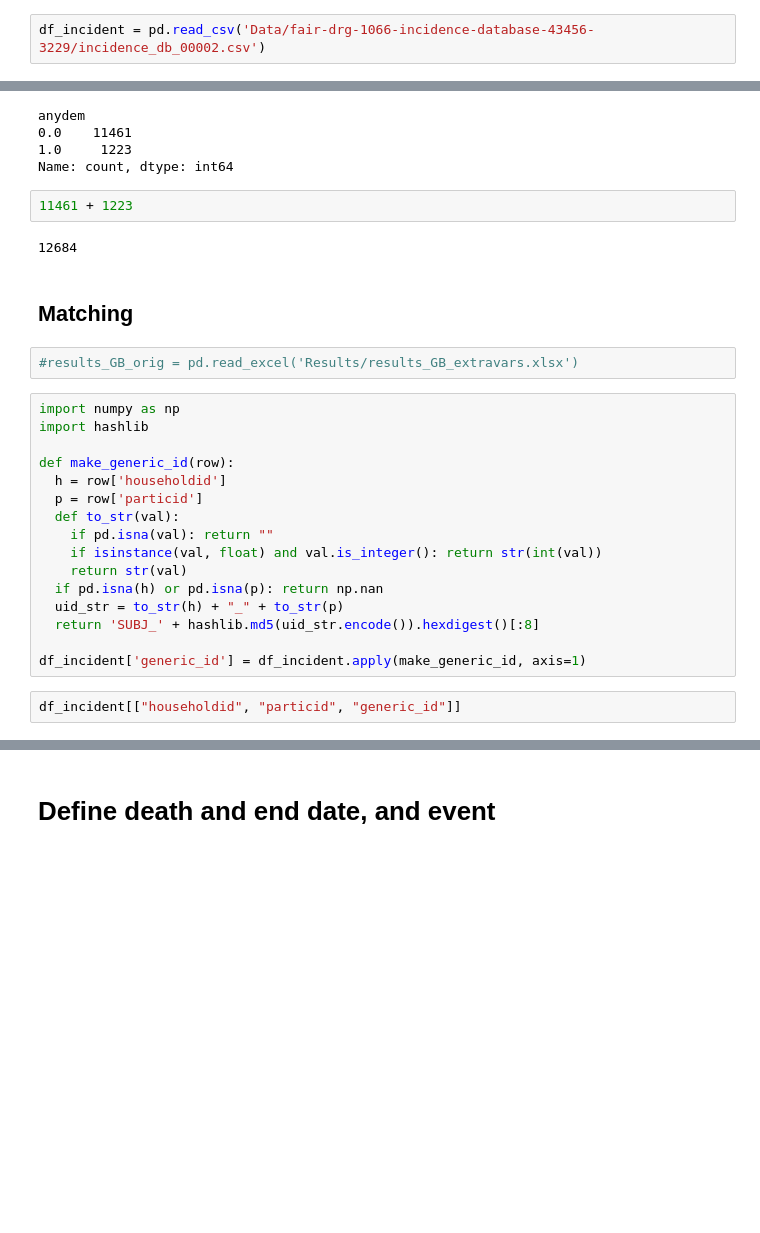
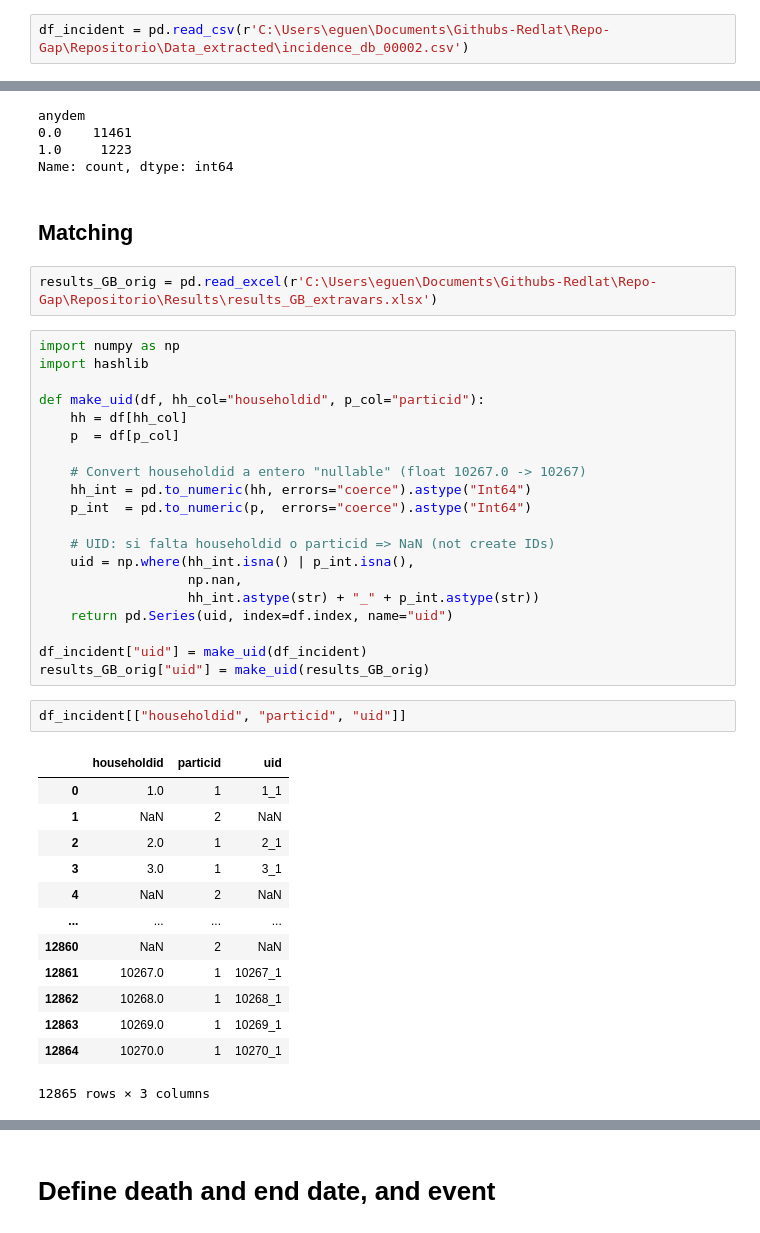
Before and after one commit to sowiroar/BBAGs-Mortality, a Jupyter notebook: BBAGs-Mortality/Mortality_Models/Mortality-results-Model-A-biomarker-comparision.ipynb, the cells around one changed output, grey strips where cells are left out. Drawn from its saved outputs; the diff is of its cells as text; blank space fills up the shorter version.

```diff
--- a/BBAGs-Mortality/Mortality_Models/Mortality-results-Model-A-biomarker-comparision.ipynb
+++ b/BBAGs-Mortality/Mortality_Models/Mortality-results-Model-A-biomarker-comparision.ipynb
@@ -11,7 +11,7 @@ from lifelines.statistics import logrank_test
 # %% [markdown]
 # Load incident data
 # %%
-df_incident = pd.read_csv('Data/fair-drg-1066-incidence-database-43456-3229/incidence_db_00002.csv')
+df_incident = pd.read_csv(r'C:\Users\eguen\Documents\Githubs-Redlat\Repo-Gap\Repositorio\Data_extracted\incidence_db_00002.csv')
 # %%
 df_incident = df_incident[['householdid', 'particid', 'f_date', 'death_date', 'f_mci', 'gender', 'centreid']]
 df_incident
@@ -77,30 +77,44 @@ anydem
 0.0    11461
 1.0     1223
 Name: count, dtype: int64
-# %%
-11461 + 1223
-# %% [output]
-12684
 # %% [markdown]
 ## Matching
 # %%
-#results_GB_orig = pd.read_excel('Results/results_GB_extravars.xlsx')
+results_GB_orig = pd.read_excel(r'C:\Users\eguen\Documents\Githubs-Redlat\Repo-Gap\Repositorio\Results\results_GB_extravars.xlsx')
 # %%
 import numpy as np
 import hashlib
 
-def make_generic_id(row):
-  h = row['householdid']
-  p = row['particid']
-  def to_str(val):
-    if pd.isna(val): return ""
-    if isinstance(val, float) and val.is_integer(): return str(int(val))
-    return str(val)
-  if pd.isna(h) or pd.isna(p): return np.nan
-  uid_str = to_str(h) + "_" + to_str(p)
-  return 'SUBJ_' + hashlib.md5(uid_str.encode()).hexdigest()[:8]
+def make_uid(df, hh_col="householdid", p_col="particid"):
+    hh = df[hh_col]
+    p  = df[p_col]
 
-df_incident['generic_id'] = df_incident.apply(make_generic_id, axis=1)
+    # Convert householdid a entero "nullable" (float 10267.0 -> 10267)
+    hh_int = pd.to_numeric(hh, errors="coerce").astype("Int64")
+    p_int  = pd.to_numeric(p,  errors="coerce").astype("Int64")
+
+    # UID: si falta householdid o particid => NaN (not create IDs)
+    uid = np.where(hh_int.isna() | p_int.isna(),
+                   np.nan,
+                   hh_int.astype(str) + "_" + p_int.astype(str))
+    return pd.Series(uid, index=df.index, name="uid")
+
+df_incident["uid"] = make_uid(df_incident)
+results_GB_orig["uid"] = make_uid(results_GB_orig)
 # %%
-df_incident[["householdid", "particid", "generic_id"]]
+df_incident[["householdid", "particid", "uid"]]
+# %% [output]
+|  | householdid | particid | uid |
+| 0 | 1.0 | 1 | 1_1 |
+| 1 | NaN | 2 | NaN |
+| 2 | 2.0 | 1 | 2_1 |
+| 3 | 3.0 | 1 | 3_1 |
+| 4 | NaN | 2 | NaN |
+| ... | ... | ... | ... |
+| 12860 | NaN | 2 | NaN |
+| 12861 | 10267.0 | 1 | 10267_1 |
+| 12862 | 10268.0 | 1 | 10268_1 |
+| 12863 | 10269.0 | 1 | 10269_1 |
+| 12864 | 10270.0 | 1 | 10270_1 |
+12865 rows × 3 columns
 # %%
```
Also changed, not shown: parts of 11 cells of this notebook, 14 other files.
